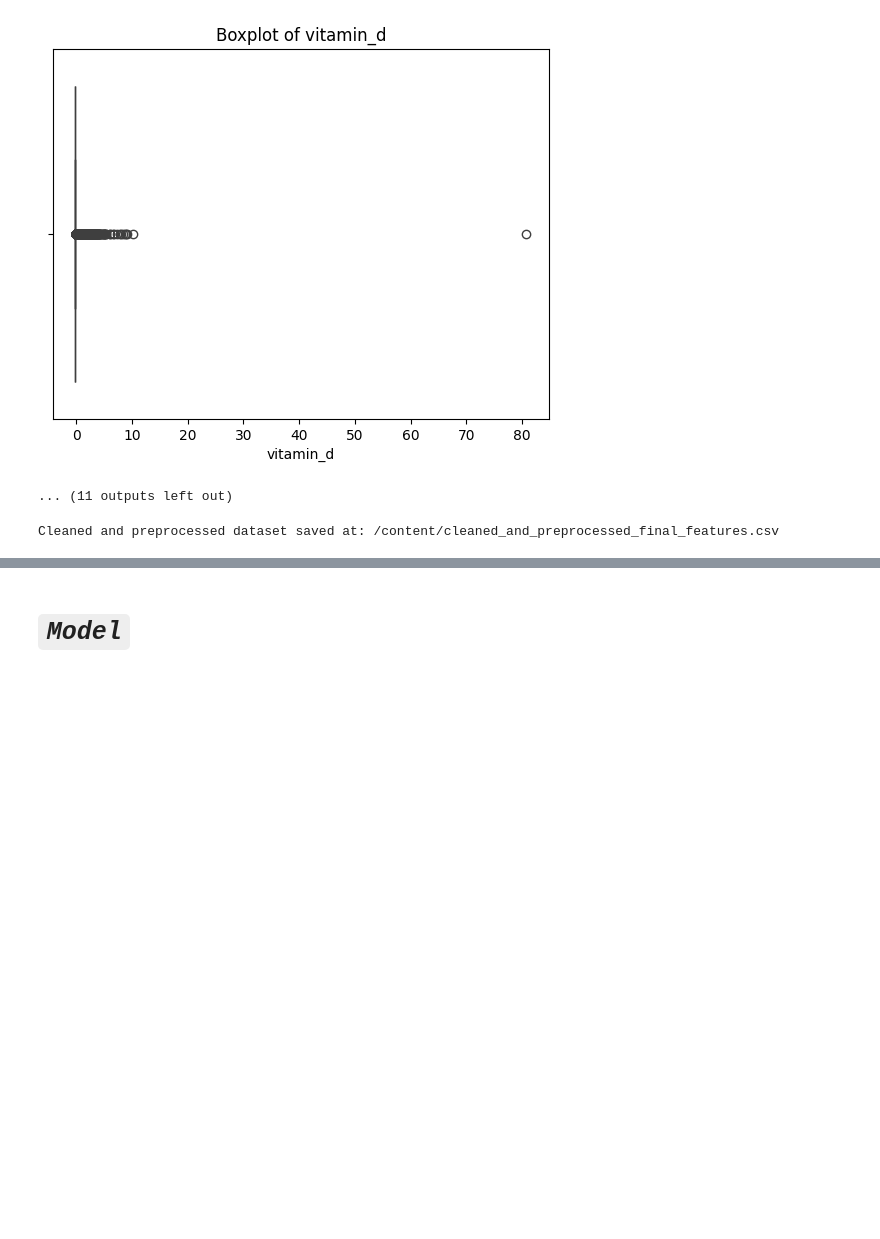
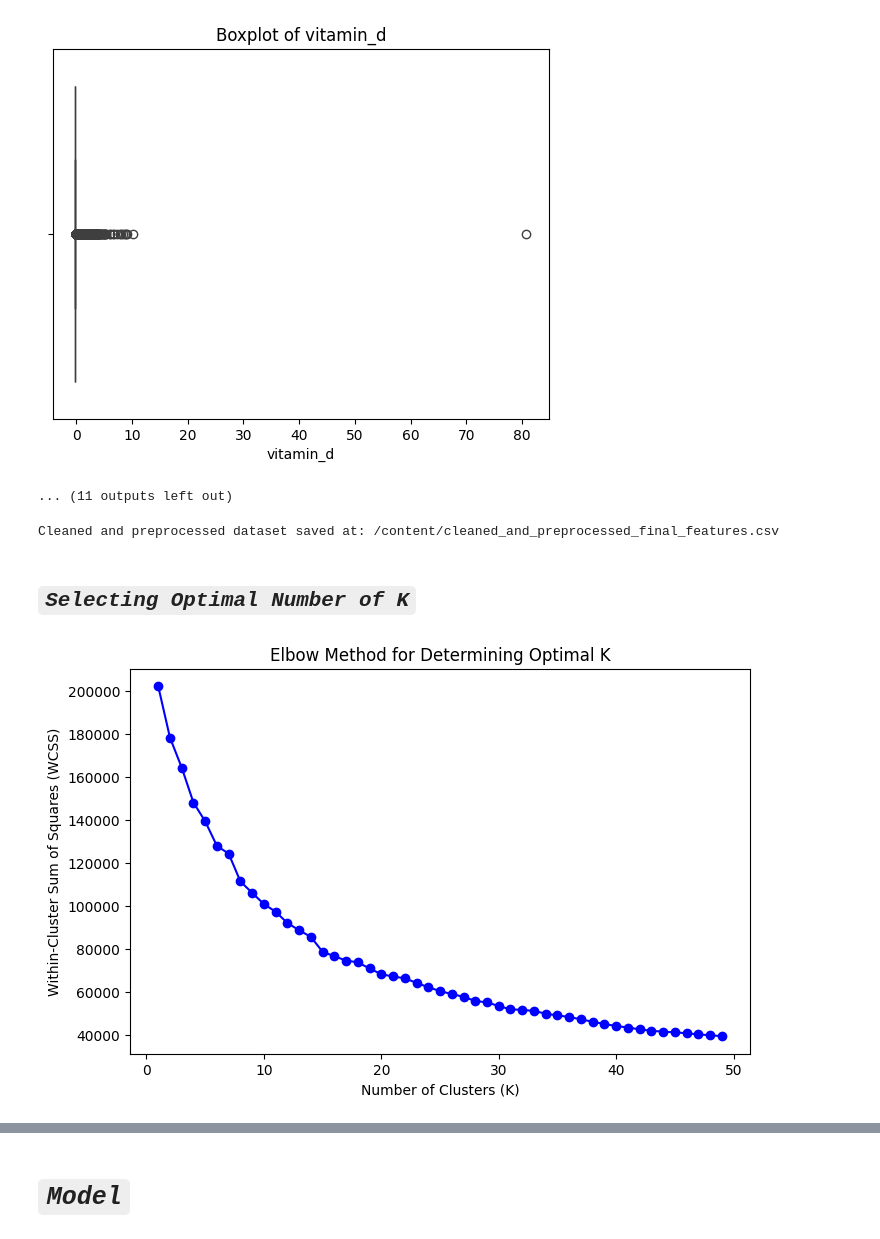
Before and after one commit to pandistic-zain/Fitnesstan--FYP, a Jupyter notebook: fitnesstan-model/Zain/Ensamble_Technique_FYP_Dataset_Nutrition_(updated_cleaned).ipynb, the cells around one changed output, grey strips where cells are left out. Cells and saved outputs as stored; diff of their text form; code cells hidden in the pictures; blank space fills up the shorter version.

```diff
--- a/fitnesstan-model/Zain/Ensamble_Technique_FYP_Dataset_Nutrition_(updated_cleaned).ipynb
+++ b/fitnesstan-model/Zain/Ensamble_Technique_FYP_Dataset_Nutrition_(updated_cleaned).ipynb
@@ -291,3 +293,26 @@ final_features.to_csv(cleaned_file_path, index=False)
 print(f"Cleaned and preprocessed dataset saved at: {cleaned_file_path}")
 # %% [output]
 Cleaned and preprocessed dataset saved at: /content/cleaned_and_preprocessed_final_features.csv
+# %% [markdown]
+## ***`Selecting Optimal Number of K`***
+# %%
+import matplotlib.pyplot as plt
+from sklearn.cluster import KMeans
+
+wcss = []
+K_range = range(1, 50)
+
+for k in K_range:
+    kmeans = KMeans(n_clusters=k, random_state=42)
+    kmeans.fit(X)
+    wcss.append(kmeans.inertia_)  # Inertia: Sum of squared distances to nearest cluster centroid
+
+# Plot the Elbow graph
+plt.figure(figsize=(8, 5))
+plt.plot(K_range, wcss, 'bo-')
+plt.title('Elbow Method for Determining Optimal K')
+plt.xlabel('Number of Clusters (K)')
+plt.ylabel('Within-Cluster Sum of Squares (WCSS)')
+plt.show()
+# %% [output]
+[figure, added]
```
Also changed, not shown: parts of 13 cells of this notebook, 1 other file.
